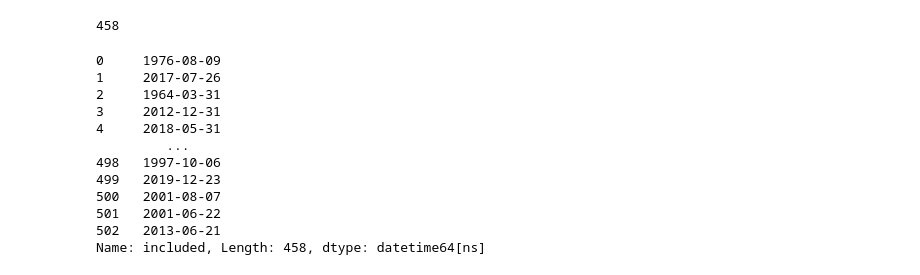
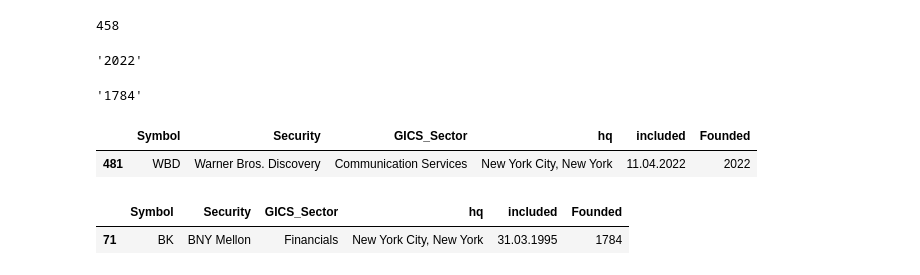
Before and after one commit to pavlovsky-jakub/skola, a Jupyter notebook: Midterm.ipynb, the cells around one changed output. Saved outputs shown, nothing was run; the diff lists cells and outputs as text; code cells hidden in the pictures.

```diff
--- a/Midterm.ipynb
+++ b/Midterm.ipynb
@@ -400,18 +400,22 @@ len(sp_new)
 458
 # %%
 sp_new = pd.to_datetime(sp_new["included"], dayfirst=True,errors='coerce')
+# %%
+
+sp_new["Founded"].max()
+# %% [output]
+'2022'
 # %%
-sp_new
+sp_new["Founded"].min()
 # %% [output]
-0     1976-08-09
-1     2017-07-26
-2     1964-03-31
-3     2012-12-31
-4     2018-05-31
-         ...
-498   1997-10-06
-499   2019-12-23
-500   2001-08-07
-501   2001-06-22
-502   2013-06-21
-Name: included, Length: 458, dtype: datetime64[ns]
+'1784'
+# %%
+sp_new[sp_new["Founded"]=="2022"]
+# %% [output]
+|  | Symbol | Security | GICS_Sector | hq | included | Founded |
+| 481 | WBD | Warner Bros. Discovery | Communication Services | New York City, New York | 11.04.2022 | 2022 |
+# %%
+sp_new[sp_new["Founded"]=="1784"]
+# %% [output]
+|  | Symbol | Security | GICS_Sector | hq | included | Founded |
+| 71 | BK | BNY Mellon | Financials | New York City, New York | 31.03.1995 | 1784 |
```
Also changed, not shown: parts of 1 cell of this notebook.
